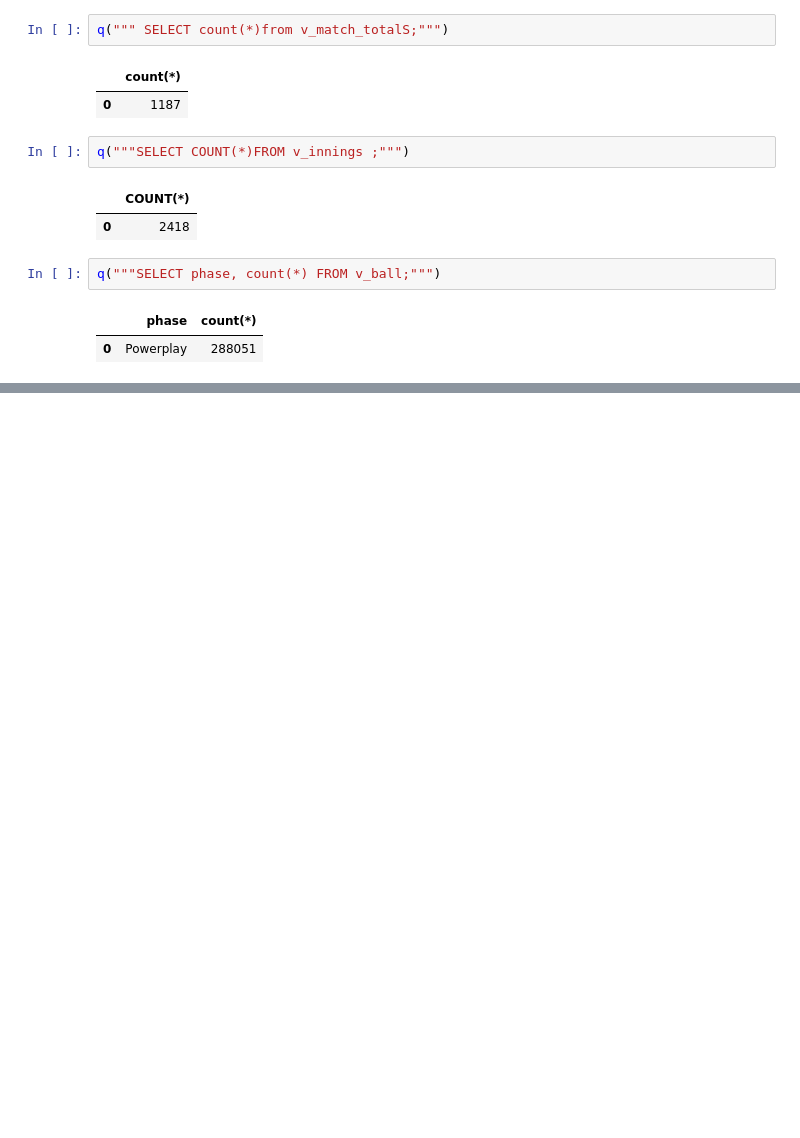
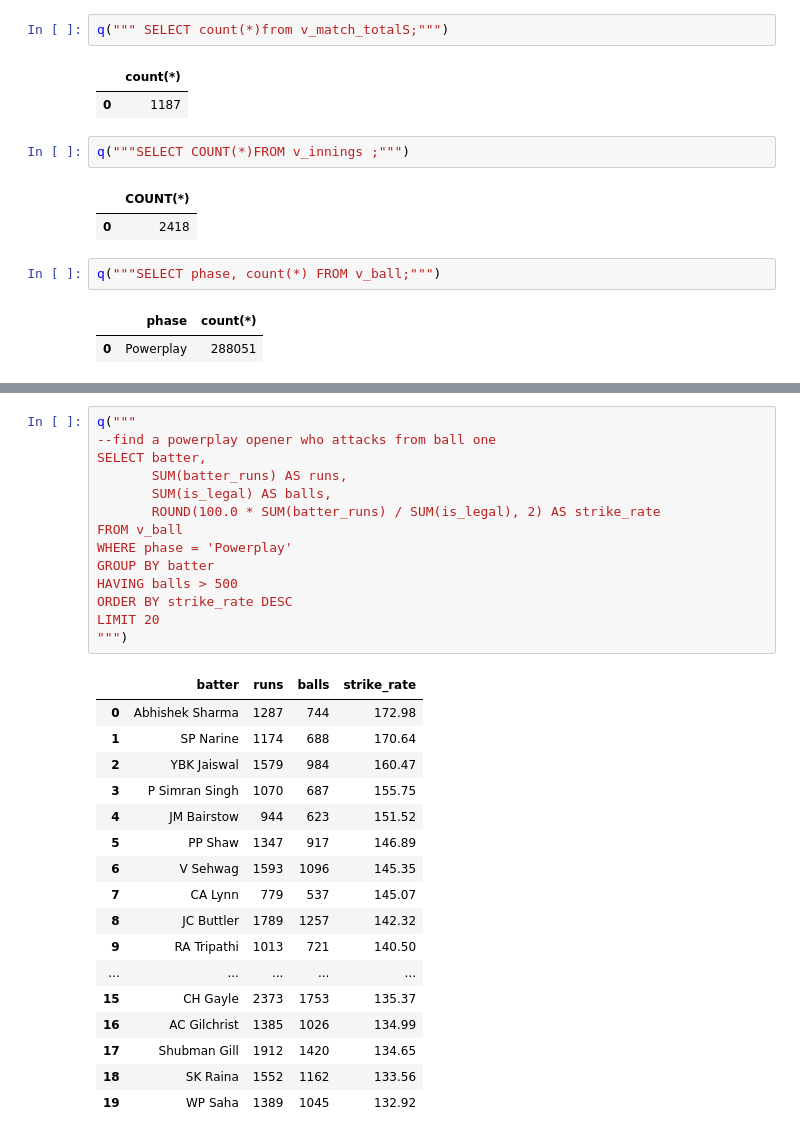
Before and after one commit to nihadbinnahabca25dbi-arch/project-3.1-ipl-cricket, a Jupyter notebook: notebooks/data_analytics.ipynb, the cells around one changed output, grey strips where cells are left out. Saved outputs shown, nothing was run; the diff lists cells and outputs as text; blank space fills up the shorter version.

```diff
--- a/notebooks/data_analytics.ipynb
+++ b/notebooks/data_analytics.ipynb
@@ -121,0 +281,32 @@ q("""SELECT phase, count(*) FROM v_ball;""")
+# %%
+q("""
+--find a powerplay opener who attacks from ball one
+SELECT batter,
+       SUM(batter_runs) AS runs,
+       SUM(is_legal) AS balls,
+       ROUND(100.0 * SUM(batter_runs) / SUM(is_legal), 2) AS strike_rate
+FROM v_ball
+WHERE phase = 'Powerplay'
+GROUP BY batter
+HAVING balls > 500
+ORDER BY strike_rate DESC
+LIMIT 20
+""")
+# %% [output]
+|  | batter | runs | balls | strike_rate |
+| 0 | Abhishek Sharma | 1287 | 744 | 172.98 |
+| 1 | SP Narine | 1174 | 688 | 170.64 |
+| 2 | YBK Jaiswal | 1579 | 984 | 160.47 |
+| 3 | P Simran Singh | 1070 | 687 | 155.75 |
+| 4 | JM Bairstow | 944 | 623 | 151.52 |
+| 5 | PP Shaw | 1347 | 917 | 146.89 |
+| 6 | V Sehwag | 1593 | 1096 | 145.35 |
+| 7 | CA Lynn | 779 | 537 | 145.07 |
+| 8 | JC Buttler | 1789 | 1257 | 142.32 |
+| 9 | RA Tripathi | 1013 | 721 | 140.50 |
+| ... | ... | ... | ... | ... |
+| 15 | CH Gayle | 2373 | 1753 | 135.37 |
+| 16 | AC Gilchrist | 1385 | 1026 | 134.99 |
+| 17 | Shubman Gill | 1912 | 1420 | 134.65 |
+| 18 | SK Raina | 1552 | 1162 | 133.56 |
+| 19 | WP Saha | 1389 | 1045 | 132.92 |
```
Also changed, not shown: parts of 43 cells of this notebook, 3 other files.
